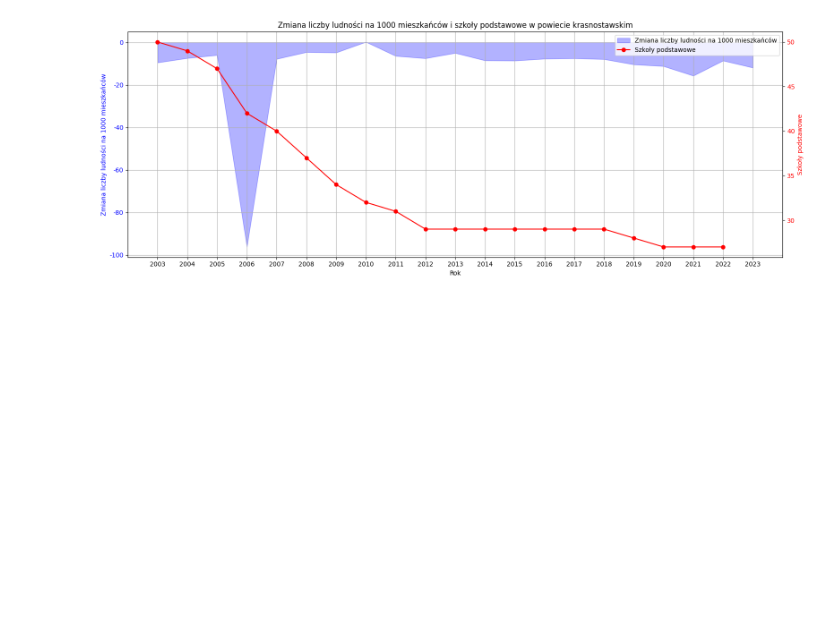
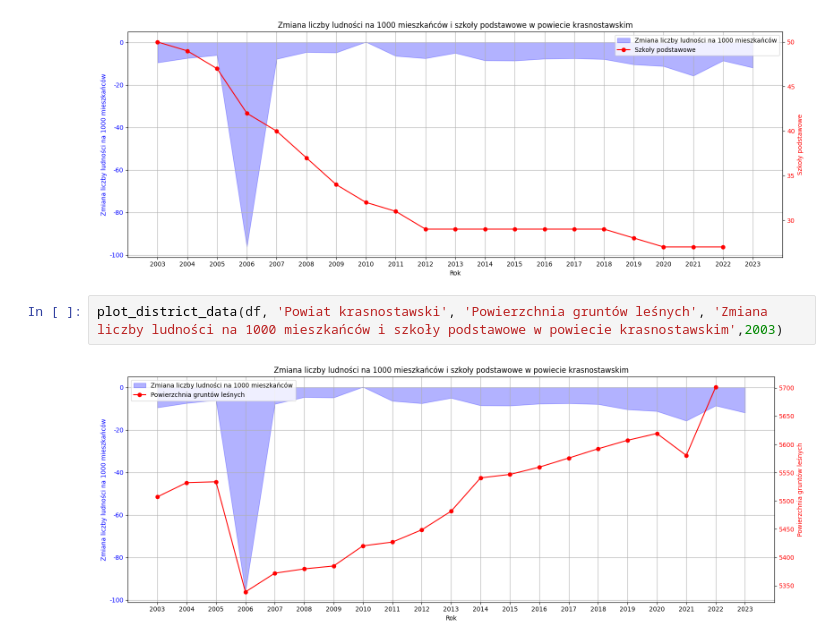
Before and after one commit to PawelJasinski25/Wizualizacja, a Jupyter notebook: Analiza_powiaty.ipynb, the cells around one changed output. Cells and saved outputs as stored; diff of their text form; blank space fills up the shorter version.

```diff
--- a/Analiza_powiaty.ipynb
+++ b/Analiza_powiaty.ipynb
@@ -258,3 +258,7 @@ plot_district_data(df, 'Powiat krasnostawski', 'Mieszkania oddane do użytkowani
 plot_district_data(df, 'Powiat krasnostawski', 'Szkoły podstawowe', 'Zmiana liczby ludności na 1000 mieszkańców i szkoły podstawowe w powiecie krasnostawskim',2003)
 # %% [output]
 [figure]
+# %%
+plot_district_data(df, 'Powiat krasnostawski', 'Powierzchnia gruntów leśnych', 'Zmiana liczby ludności na 1000 mieszkańców i szkoły podstawowe w powiecie krasnostawskim',2003)
+# %% [output]
+[figure, added]
```
Also changed, not shown: parts of 6 cells of this notebook.
